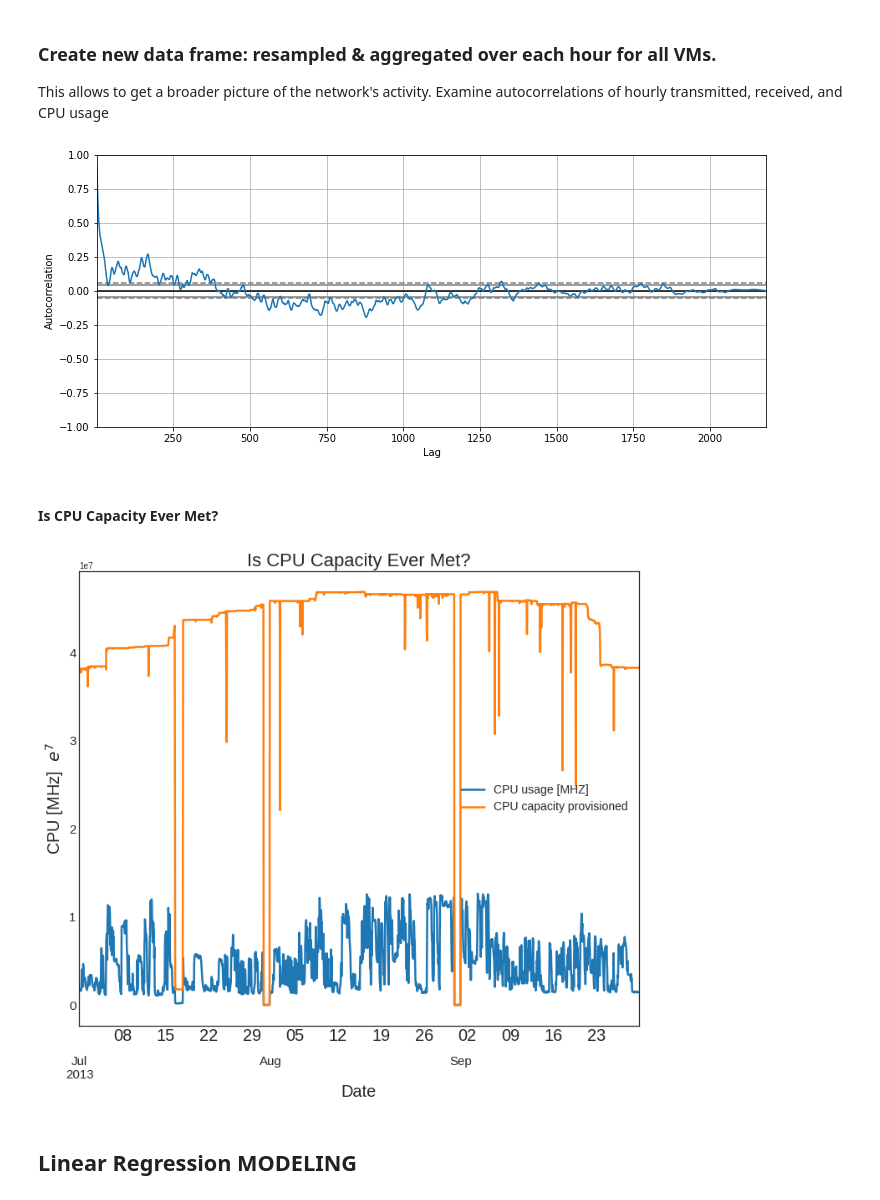
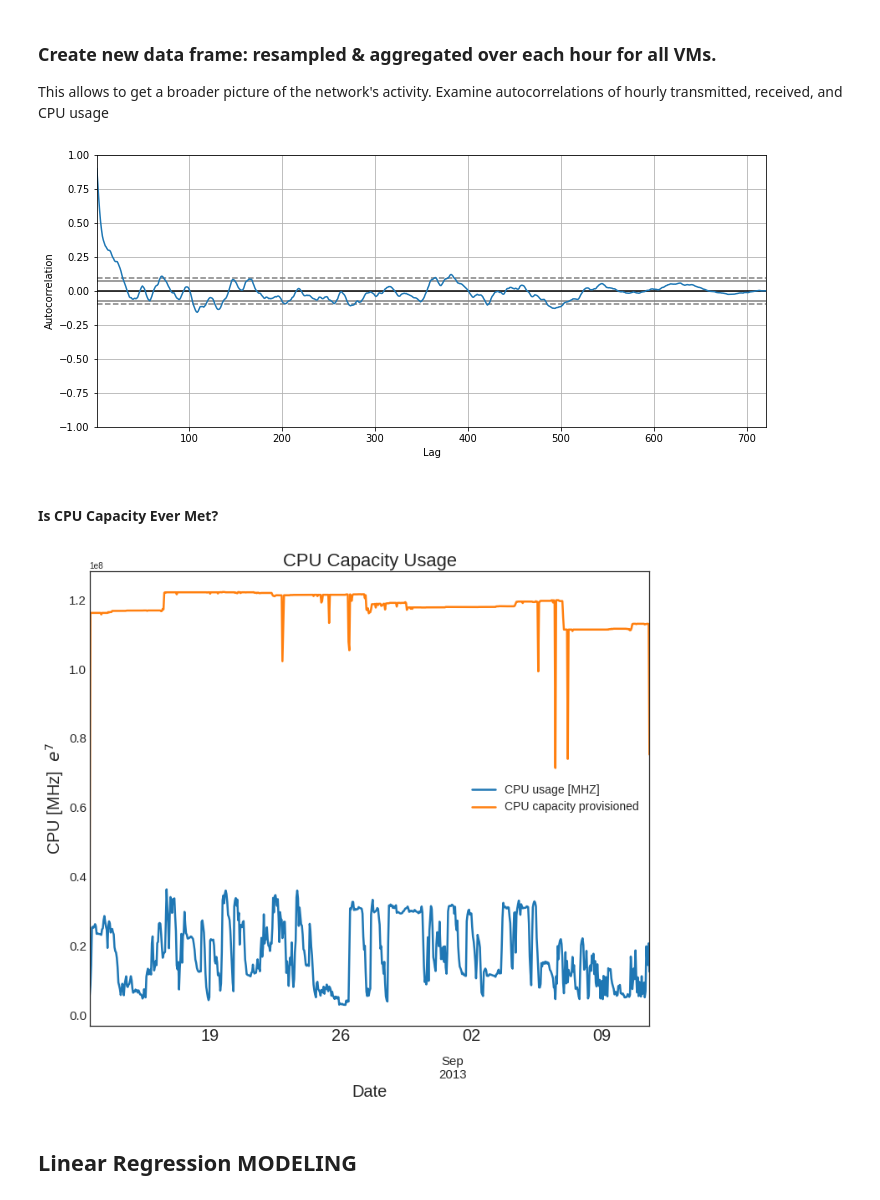
Before and after one commit to psaini79/Cloud-Resource-Analyzer, a Jupyter notebook: src/LinearRegression.ipynb, the cells around one changed output. Saved outputs shown, nothing was run; the diff lists cells and outputs as text; code cells hidden in the pictures.

```diff
--- a/src/LinearRegression.ipynb
+++ b/src/LinearRegression.ipynb
@@ -48,8 +48,8 @@ concatenated_df9   = pd.concat(df_from_each_file)
 # %% [markdown]
 ### Create Data Frame
 # %%
-newdat = concatenated_df.append(concatenated_df8)
-newerdat = newdat.append(concatenated_df9)
-concatenated_df = newerdat
+#newdat = concatenated_df.append(concatenated_df8)
+#newerdat = newdat.append(concatenated_df9)
+#concatenated_df = newerdat
 concatenated_df.shape
 # %% [output]
@@ -103,26 +105,26 @@ hourlydat = concatenated_df.resample('H').sum()
 plt.figure(figsize=(12,5))
 pd.plotting.autocorrelation_plot(hourlydat['CPU usage [MHZ]']);
 # %% [output]
-[figure, old version]
+[figure, new version]
 # %% [markdown]
 #### Is CPU Capacity Ever Met?
 # %%
 overprovision = pd.DataFrame(hourlydat['CPU usage [MHZ]'])
 overprovision['CPU capacity provisioned'] = pd.DataFrame(hourlydat['CPU capacity provisioned [MHZ]'])
 #overprovision.to_csv("overprovision.csv", sep = ",")
 
 plt.style.use('seaborn-white')
 overprovision.plot(figsize = (12,10),linewidth=2.5,fontsize=20)
-plt.title('Is CPU Capacity Ever Met?',fontsize=22)
+plt.title('CPU Capacity Usage',fontsize=22)
 plt.ylabel((r'CPU [MHz]  $e^{7}$'), fontsize=20);
 plt.xlabel('Date', fontsize=20);
 plt.tick_params(labelsize=15)
 plt.xticks( fontsize = 15)
 plt.legend(loc="best", fontsize =14)
 plt.ticklabel_format(axis = 'y', style = 'sci', scilimits = (1,6))
 plt.show()
 # %% [output]
-[figure, old version]
+[figure, new version]
 # %%
 from sklearn.metrics import r2_score, median_absolute_error, mean_absolute_error
 from sklearn.metrics import median_absolute_error, mean_squared_error, mean_squared_log_error
```
Also changed, not shown: parts of 20 cells of this notebook, 2 other files.
